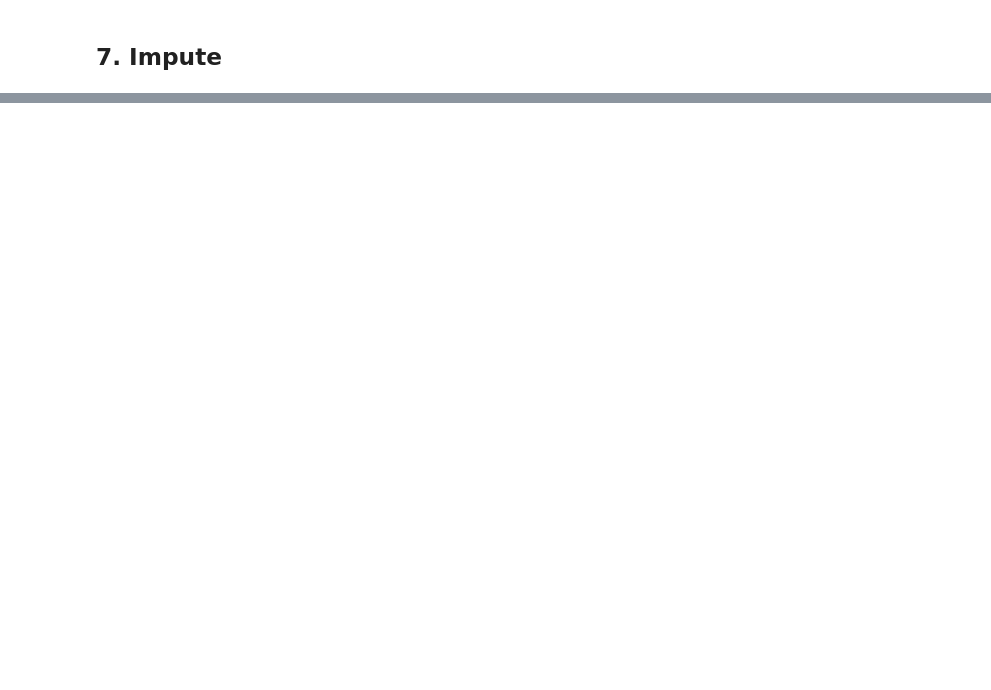
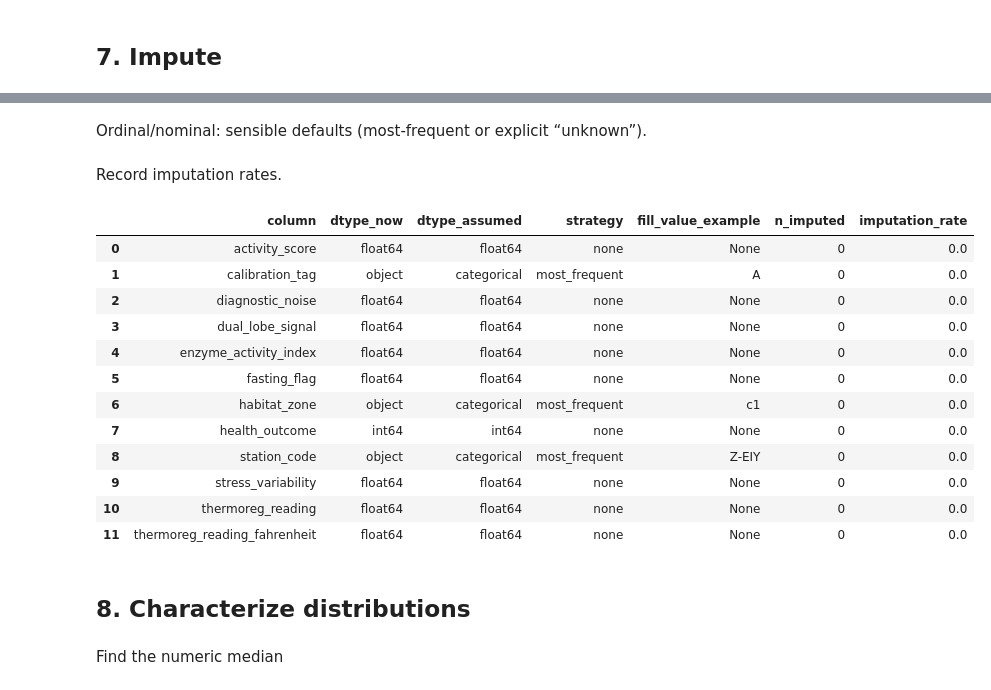
Before and after one commit to JamesCouture/CSI4506-Assignment1-Solution, a Jupyter notebook: Assignment1.ipynb, the cells around one changed output, grey strips where cells are left out. Saved outputs shown, nothing was run; the diff lists cells and outputs as text; code cells hidden in the pictures; blank space fills up the shorter version.

```diff
--- a/Assignment1.ipynb
+++ b/Assignment1.ipynb
@@ -244,0 +274,2 @@ outlier_counts
+# %% [markdown]
+Ordinal/nominal: sensible defaults (most-frequent or explicit “unknown”).
@@ -244,0 +288,43 @@ outlier_counts
+# %% [markdown]
+Record imputation rates.
+# %%
+# Imputation report
+imp_rows = []
+n = len(df)
+for col in df.columns:
+    n_missing_before = _before_impute[col].isna().sum()
+    n_missing_after  = df[col].isna().sum()
+    n_imputed = int(n_missing_before - n_missing_after)
+    rate = n_imputed / n if n else 0.0
+    strat = impute_strategies.get(col, {'dtype': str(df[col].dtype), 'strategy':'none','fill_value':None})
+    imp_rows.append({
+        'column': col,
+        'dtype_now': str(df[col].dtype),
+        'dtype_assumed': strat.get('dtype'),
+        'strategy': strat.get('strategy'),
+        'fill_value_example': strat.get('fill_value'),
+        'n_imputed': n_imputed,
+        'imputation_rate': round(rate, 5),
+    })
+imputation_report = pd.DataFrame(imp_rows).sort_values(['n_imputed','column'], ascending=[False, True]).reset_index(drop=True)
+
+
+imputation_report.head(20)
+# %% [output]
+|  | column | dtype_now | dtype_assumed | strategy | fill_value_example | n_imputed | imputation_rate |
+| 0 | activity_score | float64 | float64 | none | None | 0 | 0.0 |
+| 1 | calibration_tag | object | categorical | most_frequent | A | 0 | 0.0 |
+| 2 | diagnostic_noise | float64 | float64 | none | None | 0 | 0.0 |
+| 3 | dual_lobe_signal | float64 | float64 | none | None | 0 | 0.0 |
+| 4 | enzyme_activity_index | float64 | float64 | none | None | 0 | 0.0 |
+| 5 | fasting_flag | float64 | float64 | none | None | 0 | 0.0 |
+| 6 | habitat_zone | object | categorical | most_frequent | c1 | 0 | 0.0 |
+| 7 | health_outcome | int64 | int64 | none | None | 0 | 0.0 |
+| 8 | station_code | object | categorical | most_frequent | Z-EIY | 0 | 0.0 |
+| 9 | stress_variability | float64 | float64 | none | None | 0 | 0.0 |
+| 10 | thermoreg_reading | float64 | float64 | none | None | 0 | 0.0 |
+| 11 | thermoreg_reading_fahrenheit | float64 | float64 | none | None | 0 | 0.0 |
+# %% [markdown]
+## 8. Characterize distributions
+# %% [markdown]
+Find the numeric median
```
Also changed, not shown: parts of 15 cells of this notebook.
